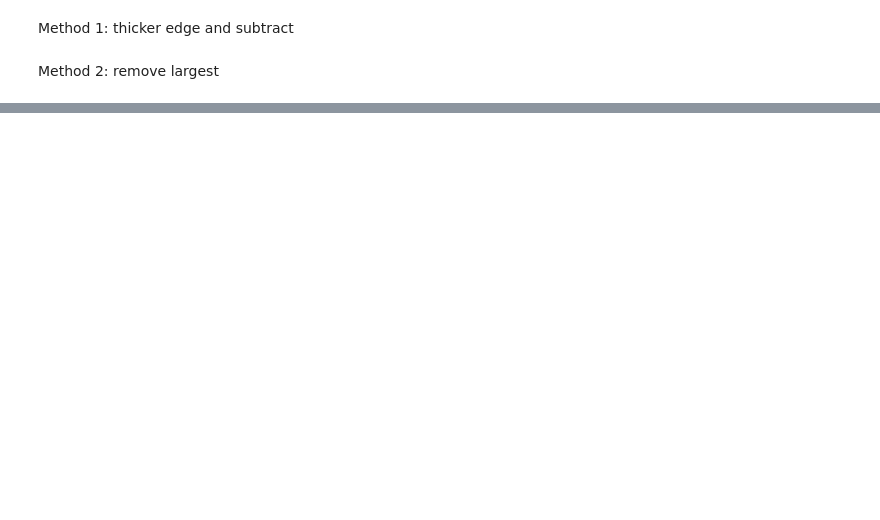
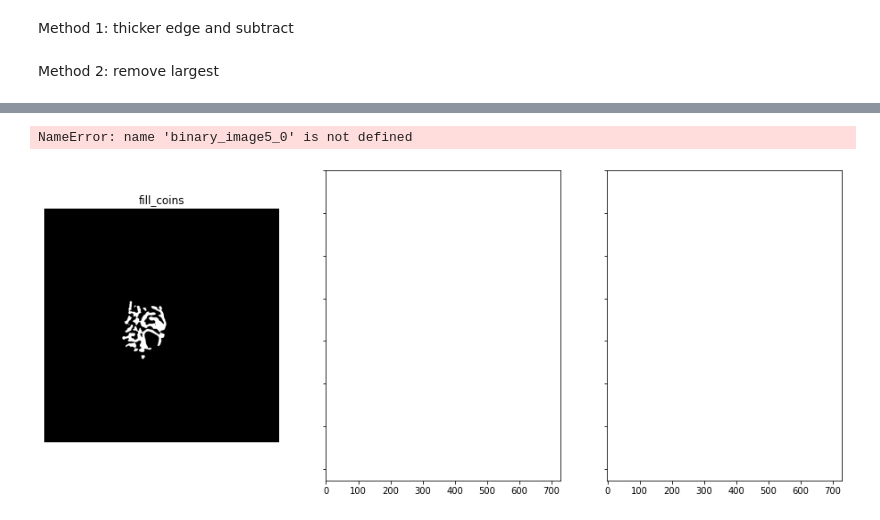
Before and after one commit to siminpan/MOSJ-3DCT, a Jupyter notebook: python/readdicom.ipynb, the cells around one changed output, grey strips where cells are left out. Cells and saved outputs as stored; diff of their text form; code cells hidden in the pictures; blank space fills up the shorter version.

```diff
--- a/python/readdicom.ipynb
+++ b/python/readdicom.ipynb
@@ -469,3 +521,8 @@ def overlay_image_center(image, rescale, block_size, manoff, imageremovesize, re
+# %%
+# test block
+l_img1 = ndi.binary_fill_holes(l_img)
+l_img1 = np.where(l_img1 == 0,1,0)
+binary_image5_0 = binary_image1 > l_img1
 # %%
 labeled_backeground = np.where(ndi.binary_fill_holes(out) == 0,1,0)
 binary_image5_1 = labeled_backeground + binary_image5_0_1
@@ -488,28 +545,31 @@ plt.show()
 # %%
 # test function
 image = a[:, :, 26].copy()
 image[0,0] = 1
-binary_image5_1 = overlay_image_center(image=image,
+binary_image5_1 = overlay_image_center2(image=image,
                                        rescale=0.75,
                                        block_size=23,
                                        manoff=20,
                                        imageremovesize=4000,
                                        removesize=2000)
 # plt.imshow(binary_image5_1)
 
 fig, (ax0, ax1, ax2) = plt.subplots(1, 3, figsize=(16, 6.4), sharex=True, sharey=True)
 ax0.imshow(binary_image1, cmap='gray')
 ax0.axis('off')
 ax0.set_title('fill_coins')
-ax1.imshow(binary_image5_1, cmap='gray')
+ax1.imshow(binary_image5_0, cmap='gray')
 ax1.axis('off')
-ax1.set_title('binary_image5_1')
-ax2.imshow(binary_image5_0_1, cmap='gray')
+ax1.set_title('binary_image5_0')
+ax2.imshow(binary_image5_1, cmap='gray')
 ax2.axis('off')
-ax2.set_title('binary_image5_0_1')
+ax2.set_title('binary_image5_1')
 
 fig.tight_layout()
 plt.show()
+# %% [output]
+NameError: name 'binary_image5_0' is not defined
+[figure, added]
 # %%
 # line method
 indices = np.where(l_img == 1)
```
Also changed, not shown: parts of 5 cells of this notebook, 2 other files.
